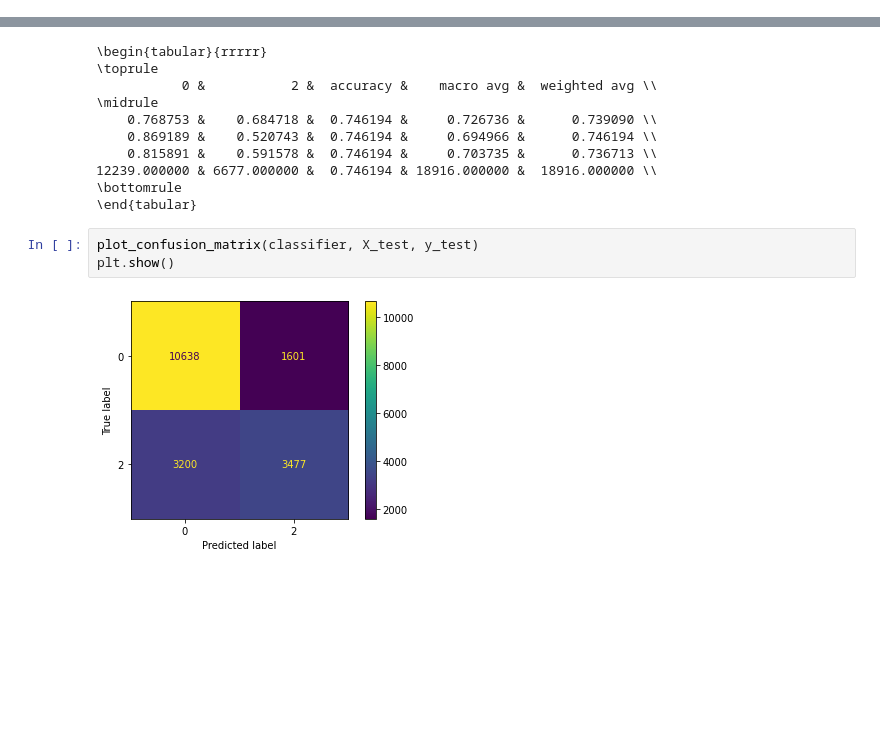
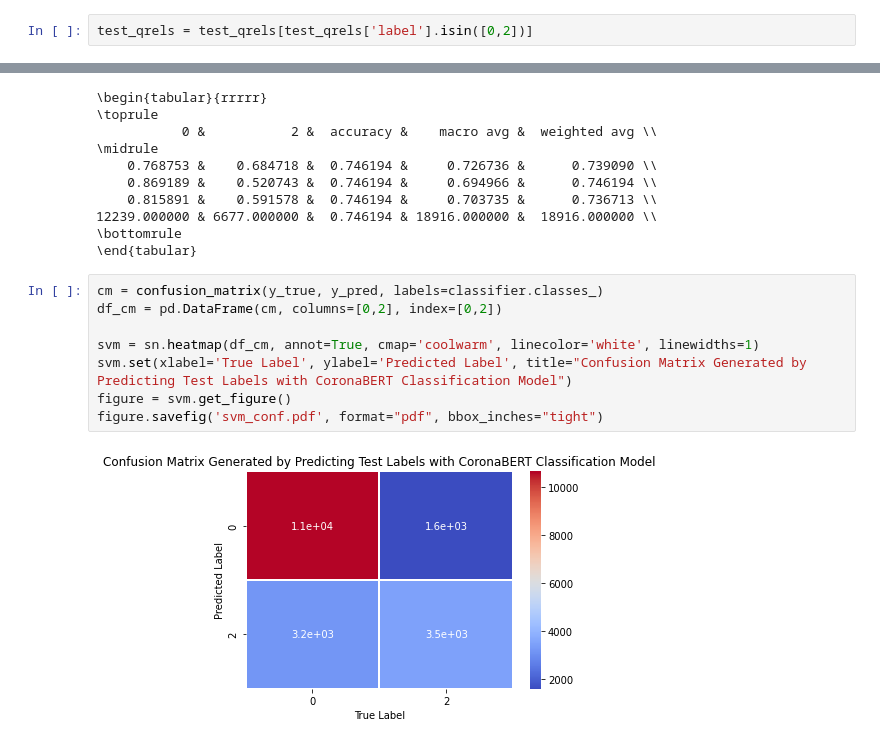
Before and after one commit to DavidONeill75101/level-4-project, a Jupyter notebook: Notebooks/Model Creation/CoronaBERT_Classification_Model_Evaluation.ipynb, the cells around one changed output, grey strips where cells are left out. Cells and saved outputs as stored; diff of their text form; blank space fills up the shorter version.

```diff
--- a/Notebooks/Model Creation/CoronaBERT_Classification_Model_Evaluation.ipynb
+++ b/Notebooks/Model Creation/CoronaBERT_Classification_Model_Evaluation.ipynb
@@ -103,3 +106,5 @@ testing_data.csv    100%[===================>] 438.33K  --.-KB/s    in 0.02s
+# %%
+test_qrels = test_qrels[test_qrels['label'].isin([0,2])]
 # %%
 test_queries = list(test_qrels['qid'])
 test_docnos = list(test_qrels['docno'])
@@ -181,8 +186,13 @@ print(report.to_latex(index=False))
 12239.000000 & 6677.000000 &  0.746194 & 18916.000000 &  18916.000000 \\
 \bottomrule
 \end{tabular}
-# %%
-plot_confusion_matrix(classifier, X_test, y_test)
-plt.show()
-# %% [output]
-[figure, removed]
+# %%
+cm = confusion_matrix(y_true, y_pred, labels=classifier.classes_)
+df_cm = pd.DataFrame(cm, columns=[0,2], index=[0,2])
+
+svm = sn.heatmap(df_cm, annot=True, cmap='coolwarm', linecolor='white', linewidths=1)
+svm.set(xlabel='True Label', ylabel='Predicted Label', title="Confusion Matrix Generated by Predicting Test Labels with CoronaBERT Classification Model")
+figure = svm.get_figure()
+figure.savefig('svm_conf.pdf', format="pdf", bbox_inches="tight")
+# %% [output]
+[figure, added]
```
Also changed, not shown: parts of 6 cells of this notebook, 5 other files.
